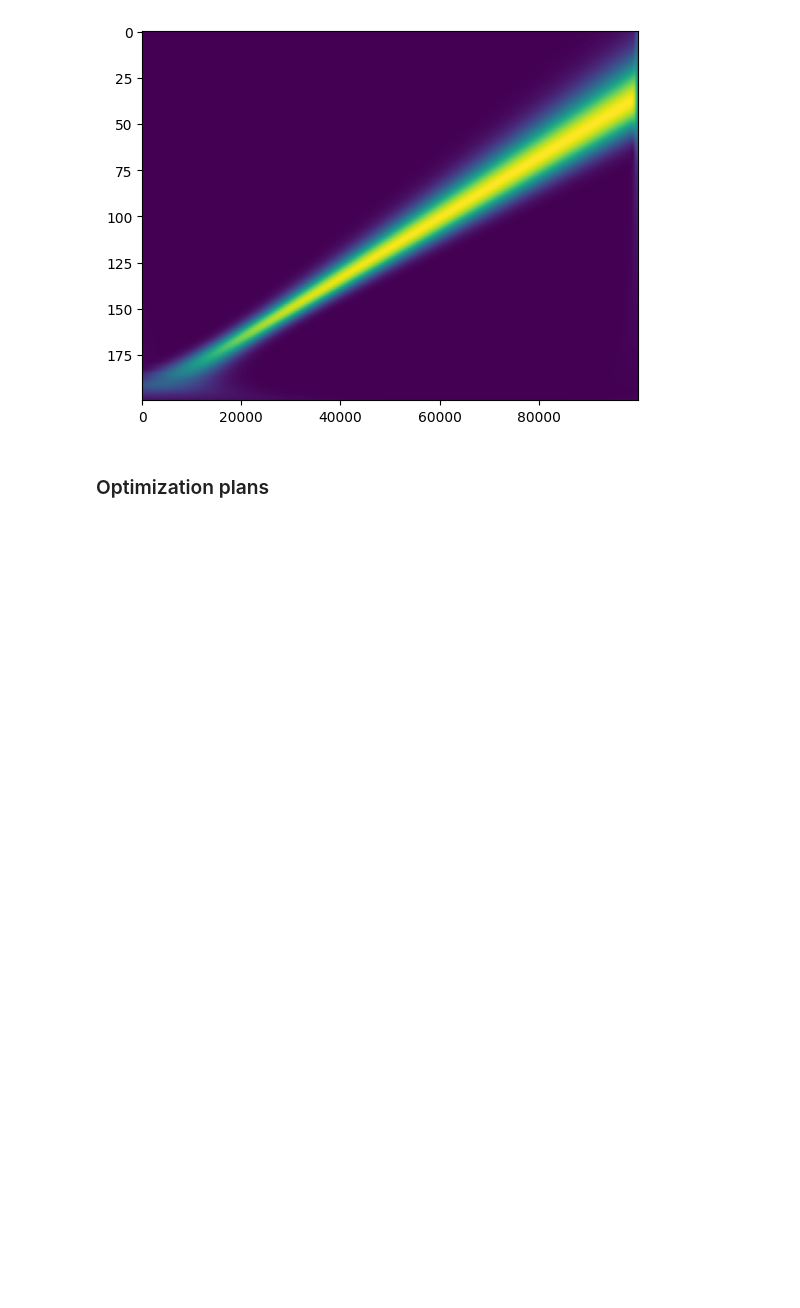
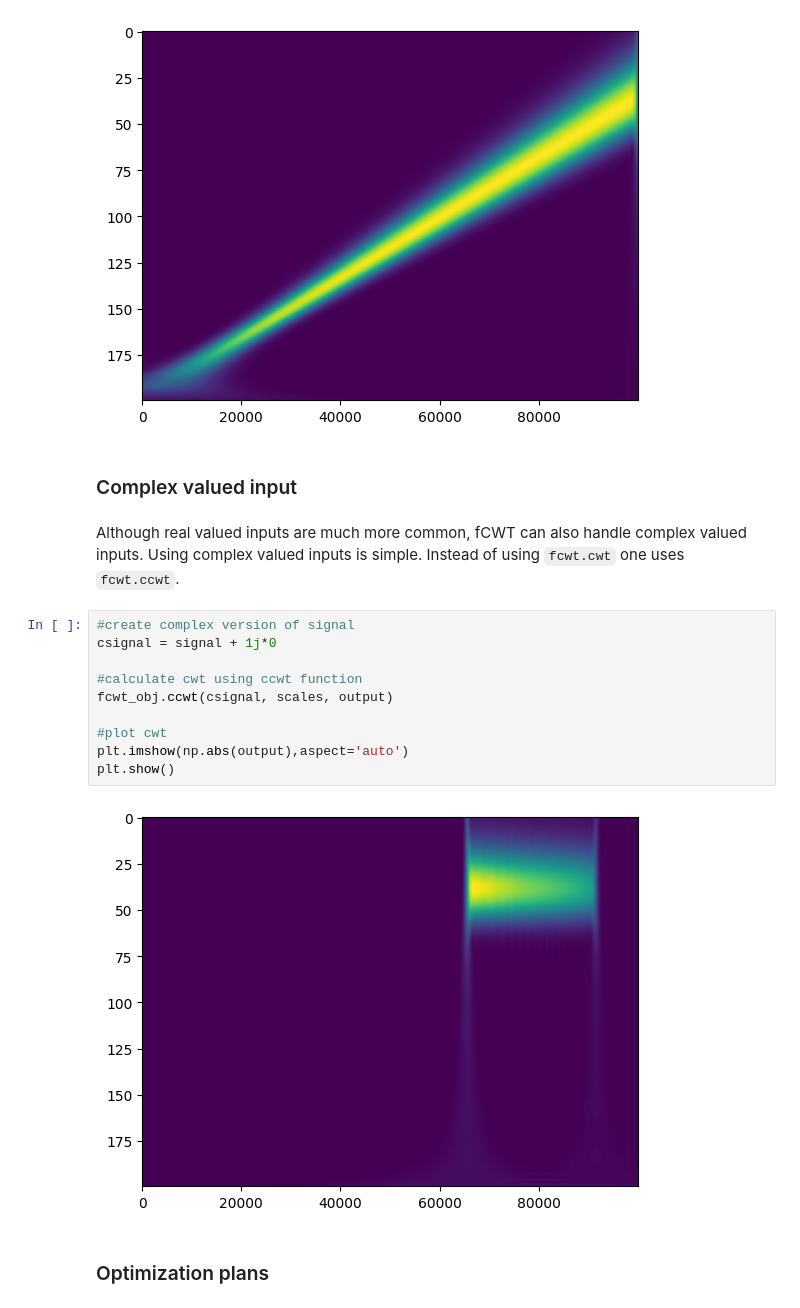
Before and after one commit to fastlib/fCWT, a Jupyter notebook: tutorial.ipynb, the cells around one changed output. Drawn from its saved outputs; the diff is of its cells as text; blank space fills up the shorter version.

Commit message:
Added complex valued input

```diff
--- a/tutorial.ipynb
+++ b/tutorial.ipynb
@@ -106,6 +106,22 @@ plt.imshow(np.abs(output),aspect='auto')
 plt.show()
 # %% [output]
 [figure]
+# %% [markdown]
+### Complex valued input
+# %% [markdown]
+Although real valued inputs are much more common, fCWT can also handle complex valued inputs. Using complex valued inputs is simple. Instead of using `fcwt.cwt` one uses `fcwt.ccwt`.
+# %%
+#create complex version of signal
+csignal = signal + 1j*0
+
+#calculate cwt using ccwt function
+fcwt_obj.ccwt(csignal, scales, output)
+
+#plot cwt
+plt.imshow(np.abs(output),aspect='auto')
+plt.show()
+# %% [output]
+[figure, added]
 # %% [markdown]
 ### Optimization plans
 # %% [markdown]
```
Also changed, not shown: 31 other files.
